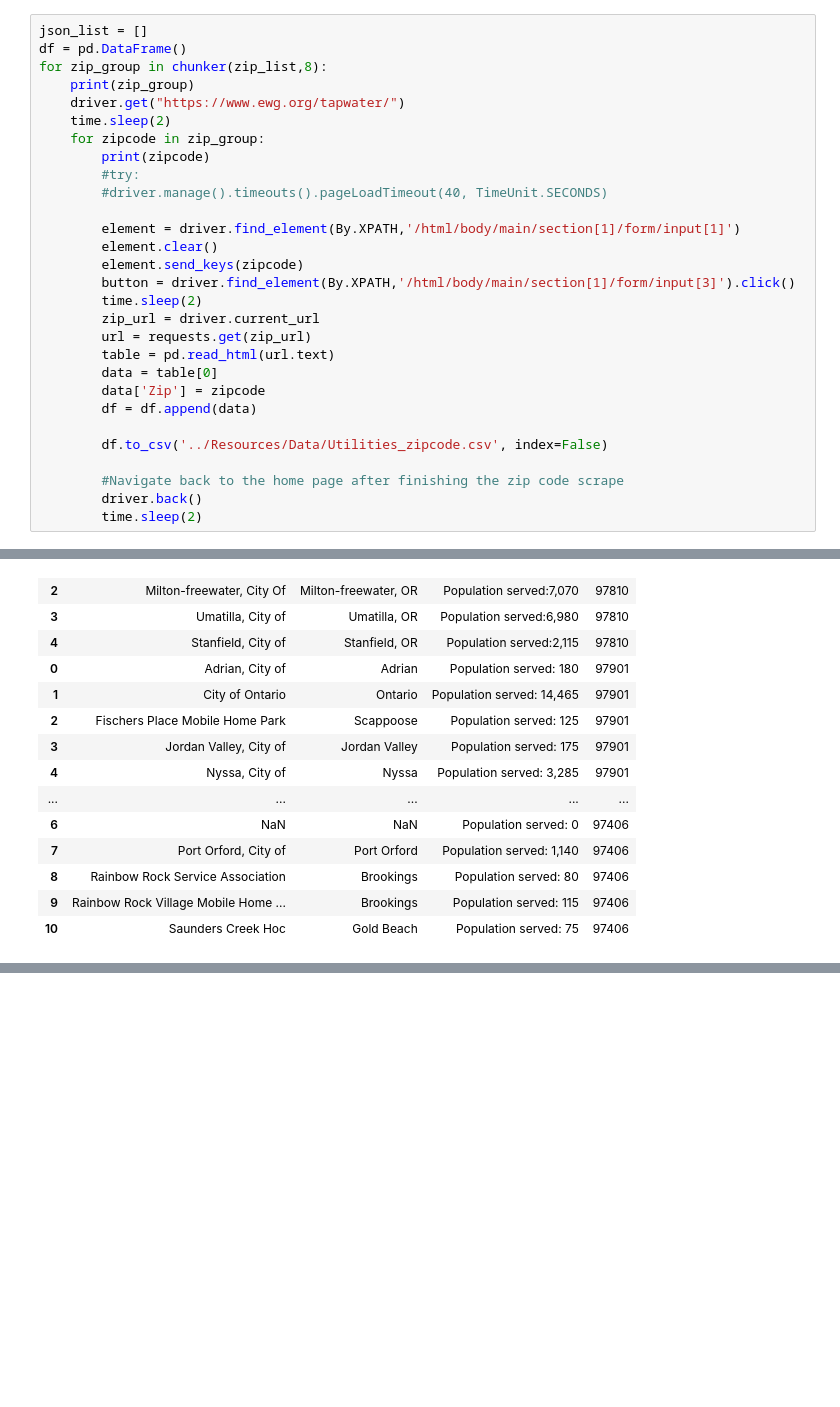
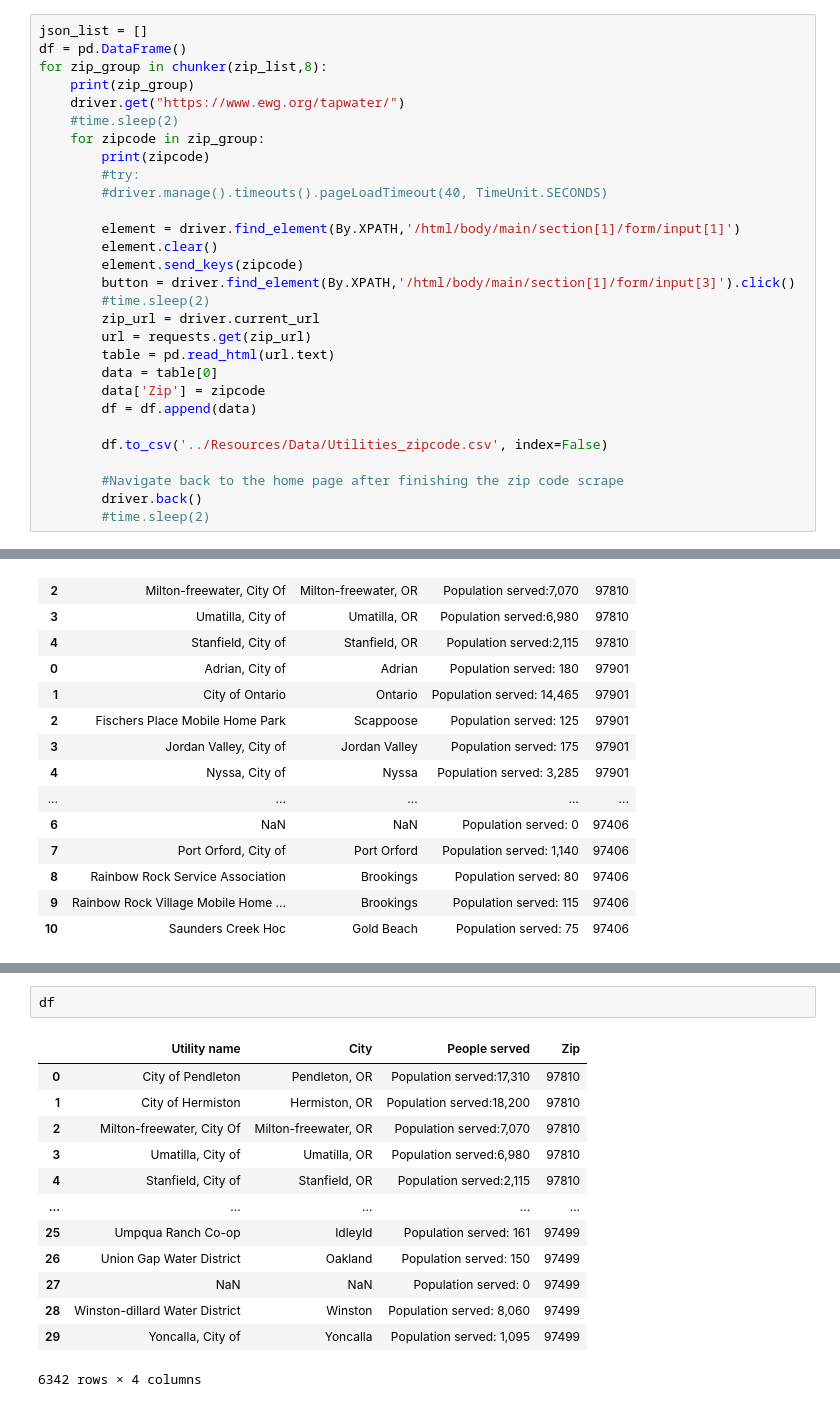
Before and after one commit to jonathantree/Water_Quality_Analysis, a Jupyter notebook: Web_Scraping/EWG_new_scrape_approach.ipynb, the cells around one changed output, grey strips where cells are left out. Saved outputs shown, nothing was run; the diff lists cells and outputs as text; blank space fills up the shorter version.

```diff
--- a/Web_Scraping/EWG_new_scrape_approach.ipynb
+++ b/Web_Scraping/EWG_new_scrape_approach.ipynb
@@ -51,7 +51,7 @@ df = pd.DataFrame()
 for zip_group in chunker(zip_list,8):
     print(zip_group)
     driver.get("https://www.ewg.org/tapwater/")
-    time.sleep(2)
+    #time.sleep(2)
     for zipcode in zip_group:
         print(zipcode)
         #try:
@@ -61,7 +61,7 @@ for zip_group in chunker(zip_list,8):
         element.clear()
         element.send_keys(zipcode)
         button = driver.find_element(By.XPATH,'/html/body/main/section[1]/form/input[3]').click()
-        time.sleep(2)
+        #time.sleep(2)
         zip_url = driver.current_url
         url = requests.get(zip_url)
         table = pd.read_html(url.text)
@@ -73,7 +73,7 @@ for zip_group in chunker(zip_list,8):
 
         #Navigate back to the home page after finishing the zip code scrape
         driver.back()
-        time.sleep(2)
+        #time.sleep(2)
 # %% [output]
 ['97810', '97901', '97406', '97321', '97322', '97407', '97324', '97409']
 97810
@@ -192,0 +190,16 @@ df
+# %%
+df
+# %% [output]
+|  | Utility name | City | People served | Zip |
+| 0 | City of Pendleton | Pendleton, OR | Population served:17,310 | 97810 |
+| 1 | City of Hermiston | Hermiston, OR | Population served:18,200 | 97810 |
+| 2 | Milton-freewater, City Of | Milton-freewater, OR | Population served:7,070 | 97810 |
+| 3 | Umatilla, City of | Umatilla, OR | Population served:6,980 | 97810 |
+| 4 | Stanfield, City of | Stanfield, OR | Population served:2,115 | 97810 |
+| ... | ... | ... | ... | ... |
+| 25 | Umpqua Ranch Co-op | Idleyld | Population served: 161 | 97499 |
+| 26 | Union Gap Water District | Oakland | Population served: 150 | 97499 |
+| 27 | NaN | NaN | Population served: 0 | 97499 |
+| 28 | Winston-dillard Water District | Winston | Population served: 8,060 | 97499 |
+| 29 | Yoncalla, City of | Yoncalla | Population served: 1,095 | 97499 |
+6342 rows × 4 columns
```
Also changed, not shown: parts of 33 cells of this notebook, 8 other files.
